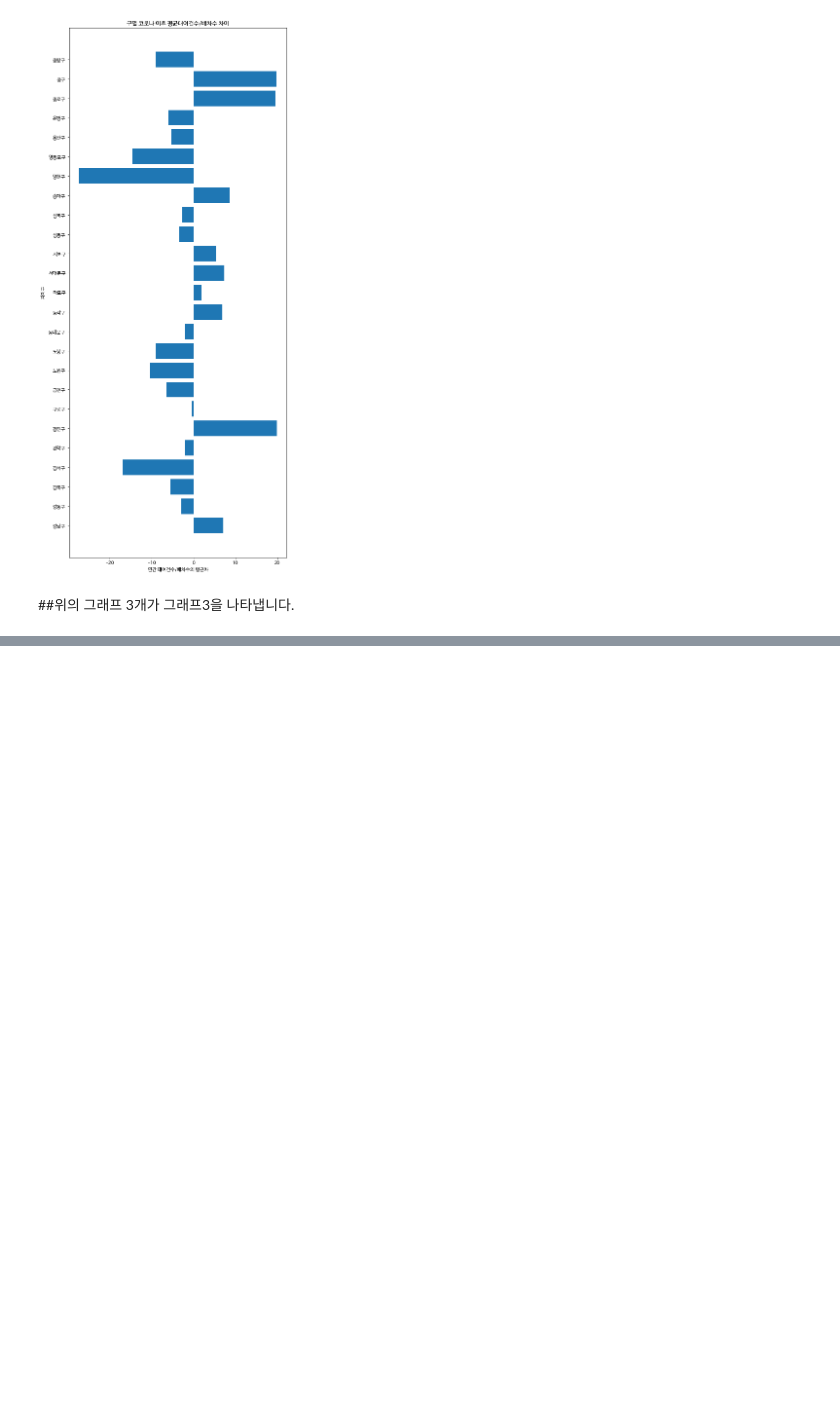
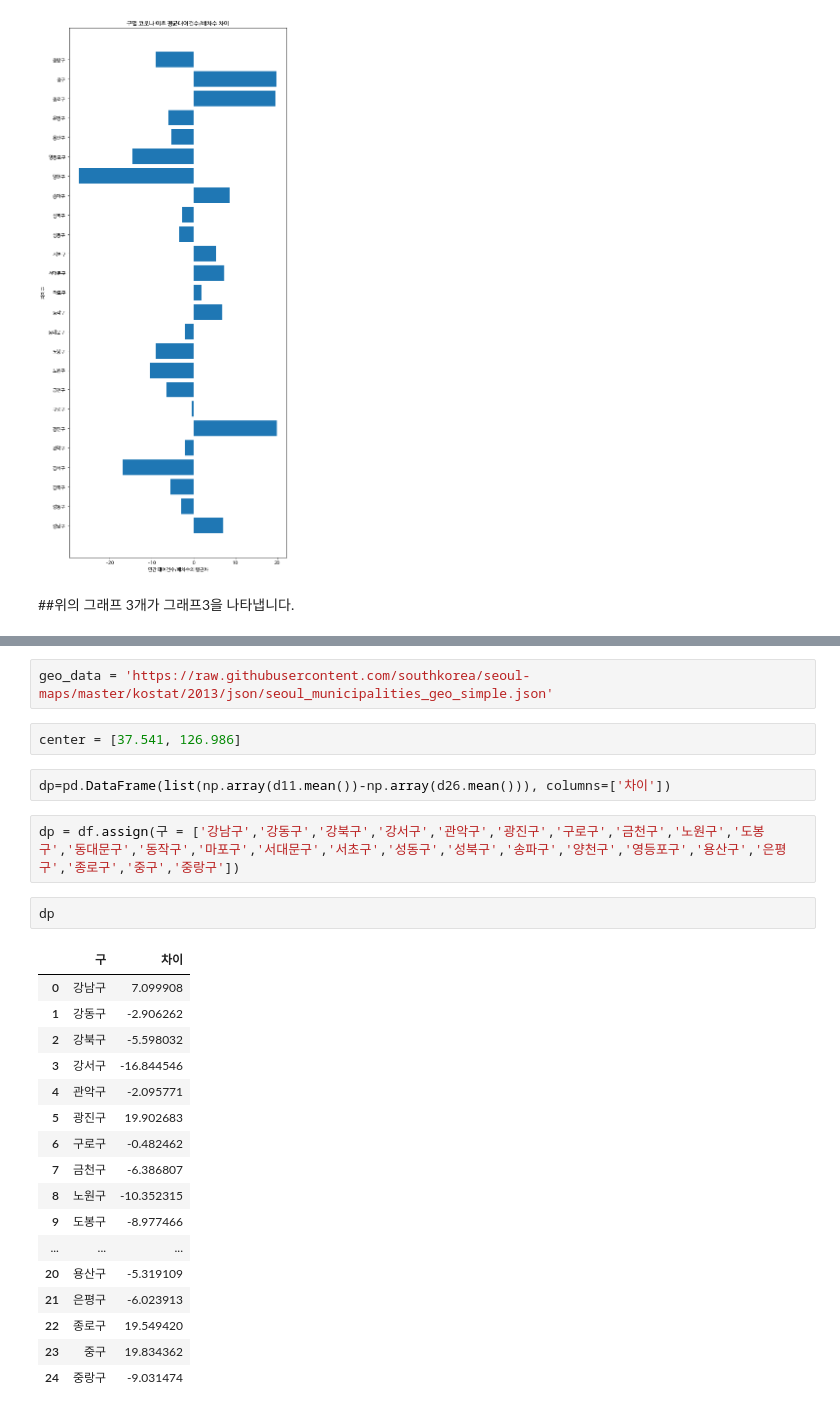
Before and after one commit to ChaeHyunIM/Helloworld, a Jupyter notebook: 데이터분석_그래프3.ipynb, the cells around one changed output, grey strips where cells are left out. Saved outputs shown, nothing was run; the diff lists cells and outputs as text; blank space fills up the shorter version.

```diff
--- a/데이터분석_그래프3.ipynb
+++ b/데이터분석_그래프3.ipynb
@@ -467,0 +481,28 @@ plt.show()
+# %%
+geo_data = 'https://raw.githubusercontent.com/southkorea/seoul-maps/master/kostat/2013/json/seoul_municipalities_geo_simple.json'
+# %%
+center = [37.541, 126.986]
+# %%
+dp=pd.DataFrame(list(np.array(d11.mean())-np.array(d26.mean())), columns=['차이'])
+# %%
+dp = df.assign(구 = ['강남구','강동구','강북구','강서구','관악구','광진구','구로구','금천구','노원구','도봉구','동대문구','동작구','마포구','서대문구','서초구','성동구','성북구','송파구','양천구','영등포구','용산구','은평구','종로구','중구','중랑구'])
+# %%
+dp
+# %% [output]
+|  | 구 | 차이 |
+| 0 | 강남구 | 7.099908 |
+| 1 | 강동구 | -2.906262 |
+| 2 | 강북구 | -5.598032 |
+| 3 | 강서구 | -16.844546 |
+| 4 | 관악구 | -2.095771 |
+| 5 | 광진구 | 19.902683 |
+| 6 | 구로구 | -0.482462 |
+| 7 | 금천구 | -6.386807 |
+| 8 | 노원구 | -10.352315 |
+| 9 | 도봉구 | -8.977466 |
+| ... | ... | ... |
+| 20 | 용산구 | -5.319109 |
+| 21 | 은평구 | -6.023913 |
+| 22 | 종로구 | 19.549420 |
+| 23 | 중구 | 19.834362 |
+| 24 | 중랑구 | -9.031474 |
```
Also changed, not shown: parts of 5 cells of this notebook.
